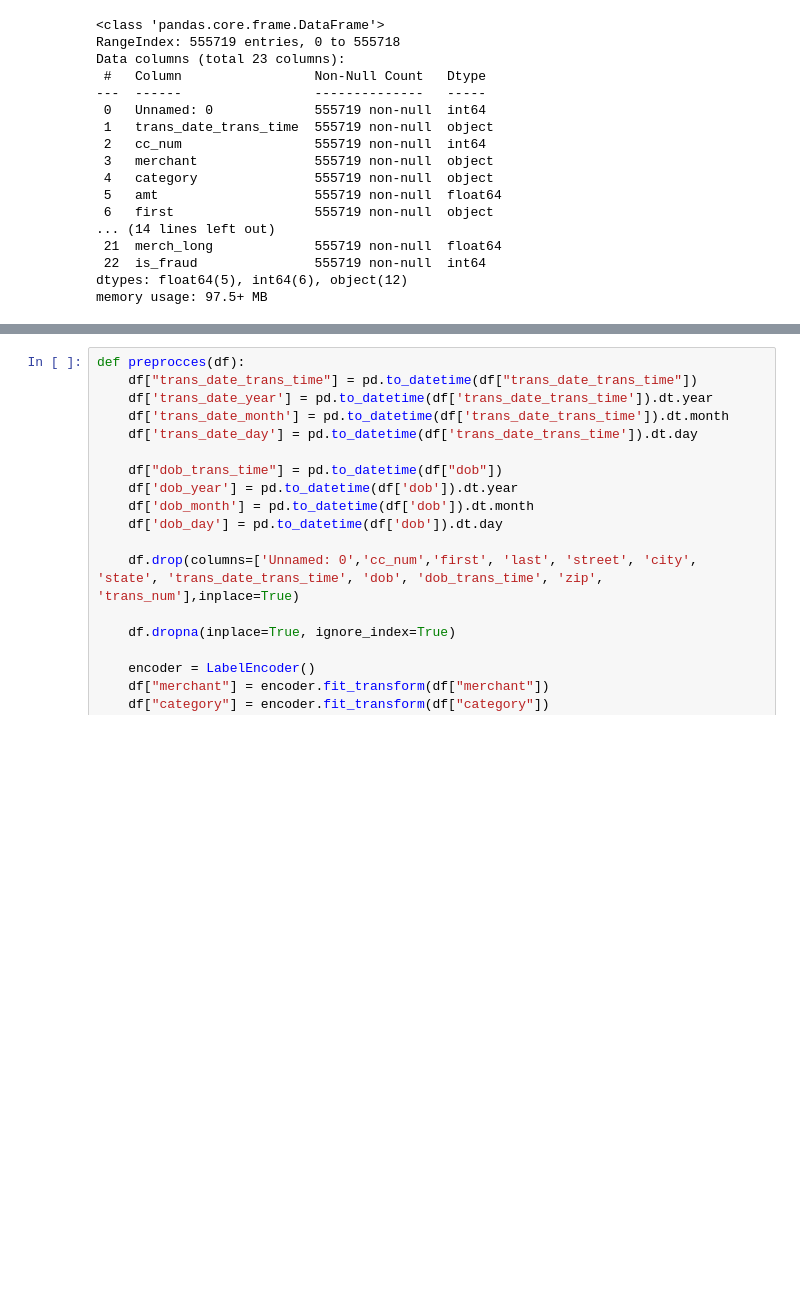
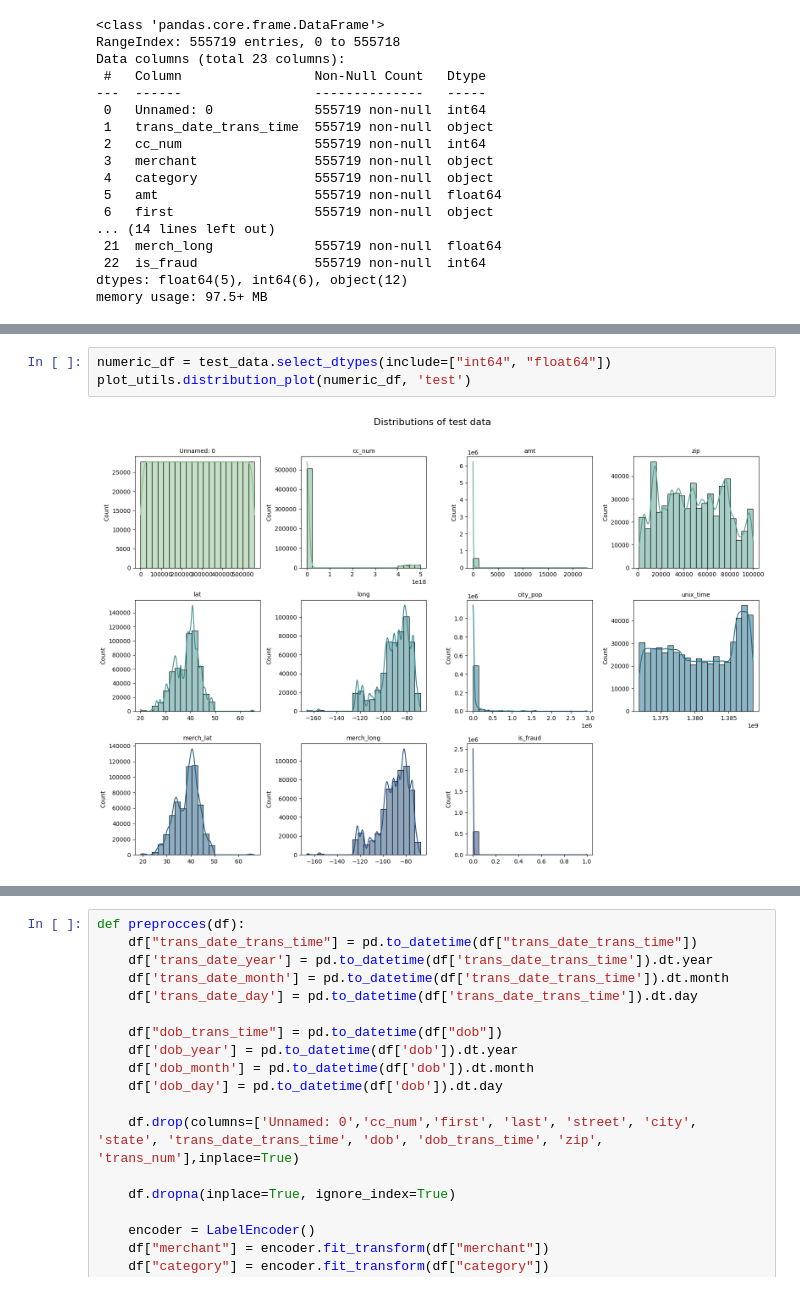
Before and after one commit to AliFazelniya/kaggle, a Jupyter notebook: credit_card_fraud_detection/main.ipynb, the cells around one changed output, grey strips where cells are left out. Saved outputs shown, nothing was run; the diff lists cells and outputs as text; blank space fills up the shorter version.

```diff
--- a/credit_card_fraud_detection/main.ipynb
+++ b/credit_card_fraud_detection/main.ipynb
@@ -94,0 +139,5 @@ memory usage: 97.5+ MB
+# %%
+numeric_df = test_data.select_dtypes(include=["int64", "float64"])
+plot_utils.distribution_plot(numeric_df, 'test')
+# %% [output]
+[figure, added]
```
Also changed, not shown: parts of 48 cells of this notebook.
